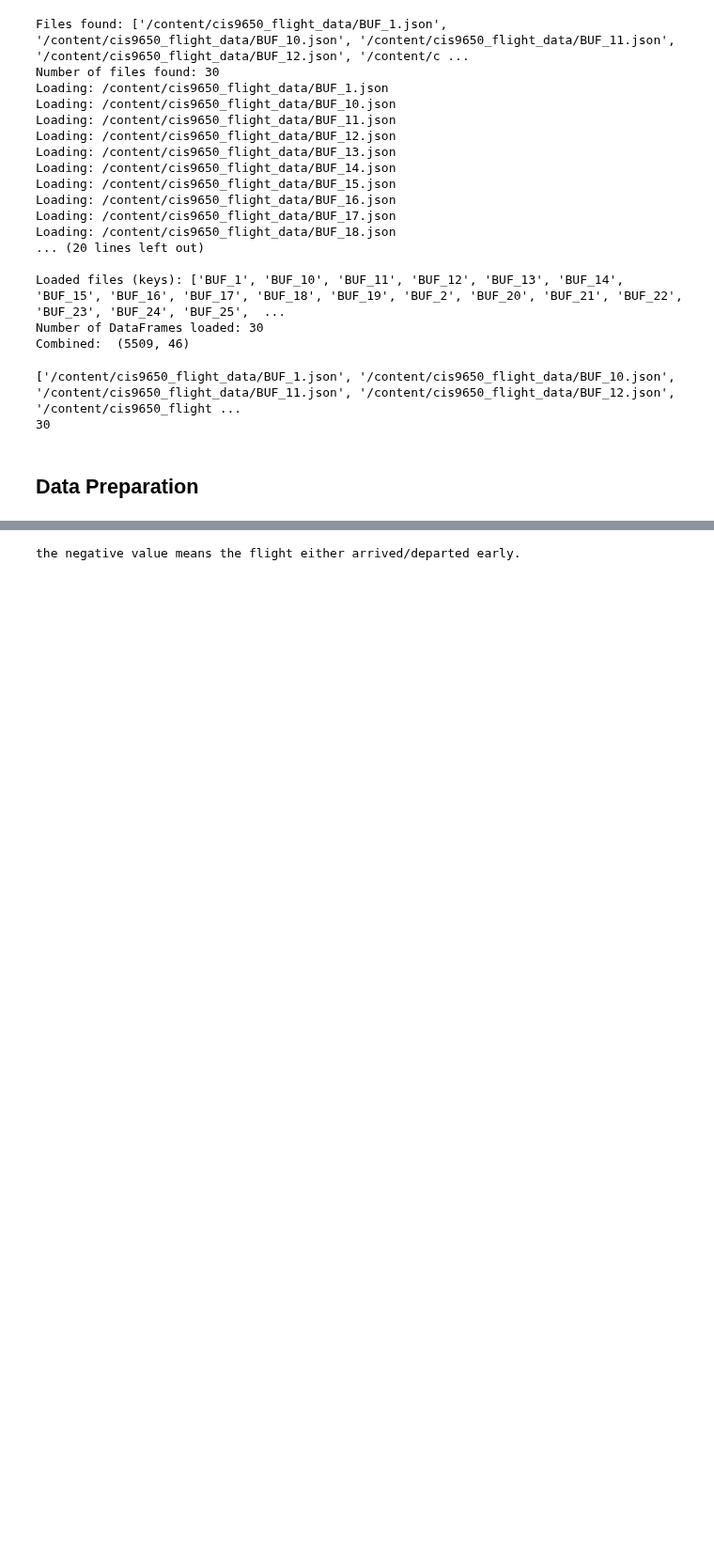
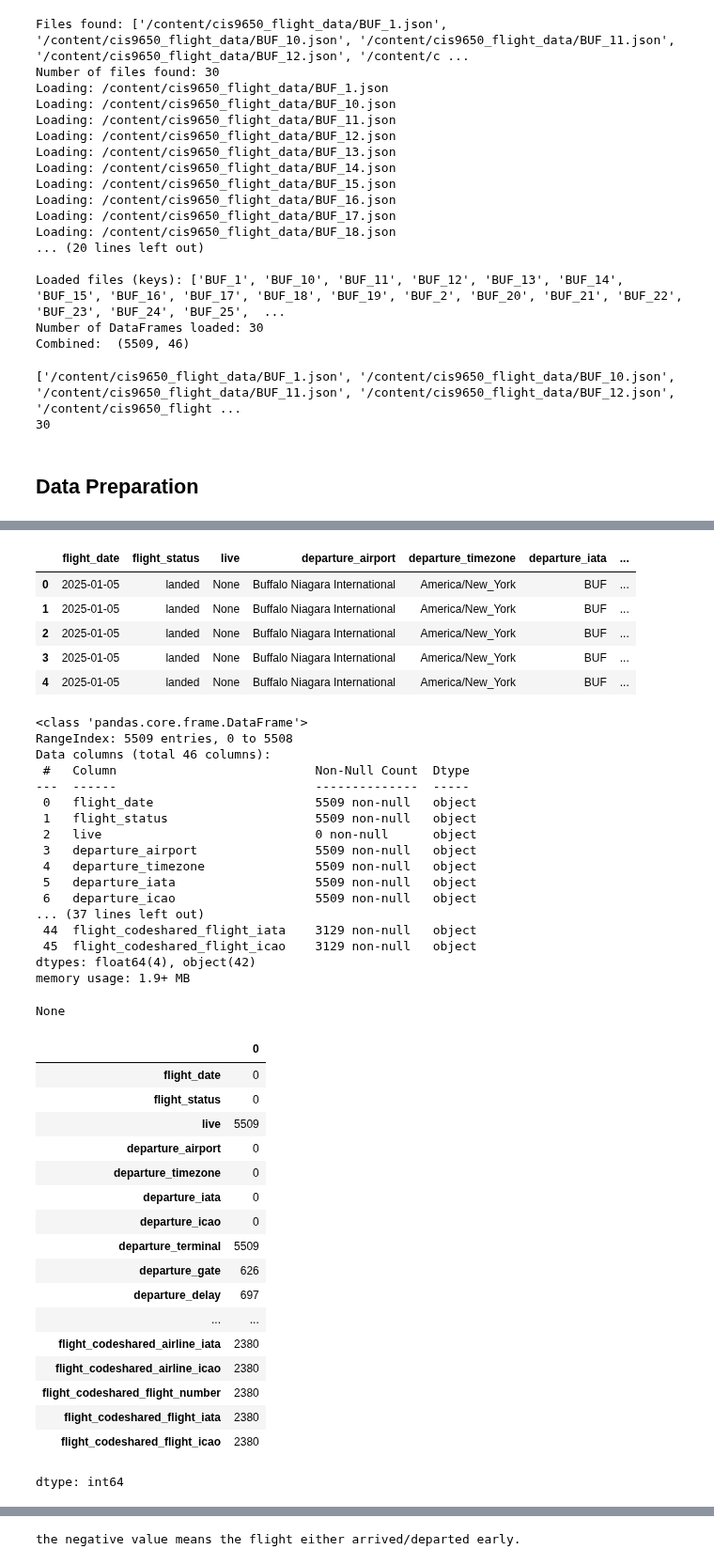
Before and after one commit to Iamkoss/cis9650_flight_data, a Jupyter notebook: fligh_data.ipynb, the cells around one changed output, grey strips where cells are left out. Shown at 94% size. Cells and saved outputs as stored; diff of their text form; code cells hidden in the pictures; blank space fills up the shorter version.

```diff
--- a/fligh_data.ipynb
+++ b/fligh_data.ipynb
@@ -192,3 +192,50 @@ After dropping duplicates: (5509, 46)
+# %%
+display(df.head())
+display(df.info())
+df.isna().sum()
+# %% [output]
+|  | flight_date | flight_status | live | departure_airport | departure_timezone | departure_iata | ... |
+| 0 | 2025-01-05 | landed | None | Buffalo Niagara International | America/New_York | BUF | ... |
+| 1 | 2025-01-05 | landed | None | Buffalo Niagara International | America/New_York | BUF | ... |
+| 2 | 2025-01-05 | landed | None | Buffalo Niagara International | America/New_York | BUF | ... |
+| 3 | 2025-01-05 | landed | None | Buffalo Niagara International | America/New_York | BUF | ... |
+| 4 | 2025-01-05 | landed | None | Buffalo Niagara International | America/New_York | BUF | ... |
+<class 'pandas.core.frame.DataFrame'>
+RangeIndex: 5509 entries, 0 to 5508
+Data columns (total 46 columns):
+ #   Column                           Non-Null Count  Dtype
+---  ------                           --------------  -----
+ 0   flight_date                      5509 non-null   object
+ 1   flight_status                    5509 non-null   object
+ 2   live                             0 non-null      object
+ 3   departure_airport                5509 non-null   object
+ 4   departure_timezone               5509 non-null   object
+ 5   departure_iata                   5509 non-null   object
+ 6   departure_icao                   5509 non-null   object
+... (37 lines left out)
+ 44  flight_codeshared_flight_iata    3129 non-null   object
+ 45  flight_codeshared_flight_icao    3129 non-null   object
+dtypes: float64(4), object(42)
+memory usage: 1.9+ MB
+None
+|  | 0 |
+| flight_date | 0 |
+| flight_status | 0 |
+| live | 5509 |
+| departure_airport | 0 |
+| departure_timezone | 0 |
+| departure_iata | 0 |
+| departure_icao | 0 |
+| departure_terminal | 5509 |
+| departure_gate | 626 |
+| departure_delay | 697 |
+| ... | ... |
+| flight_codeshared_airline_iata | 2380 |
+| flight_codeshared_airline_icao | 2380 |
+| flight_codeshared_flight_number | 2380 |
+| flight_codeshared_flight_iata | 2380 |
+| flight_codeshared_flight_icao | 2380 |
+dtype: int64
 # %%
 #convert the date and time columns to datetime
 
```
Also changed, not shown: parts of 15 cells of this notebook.
